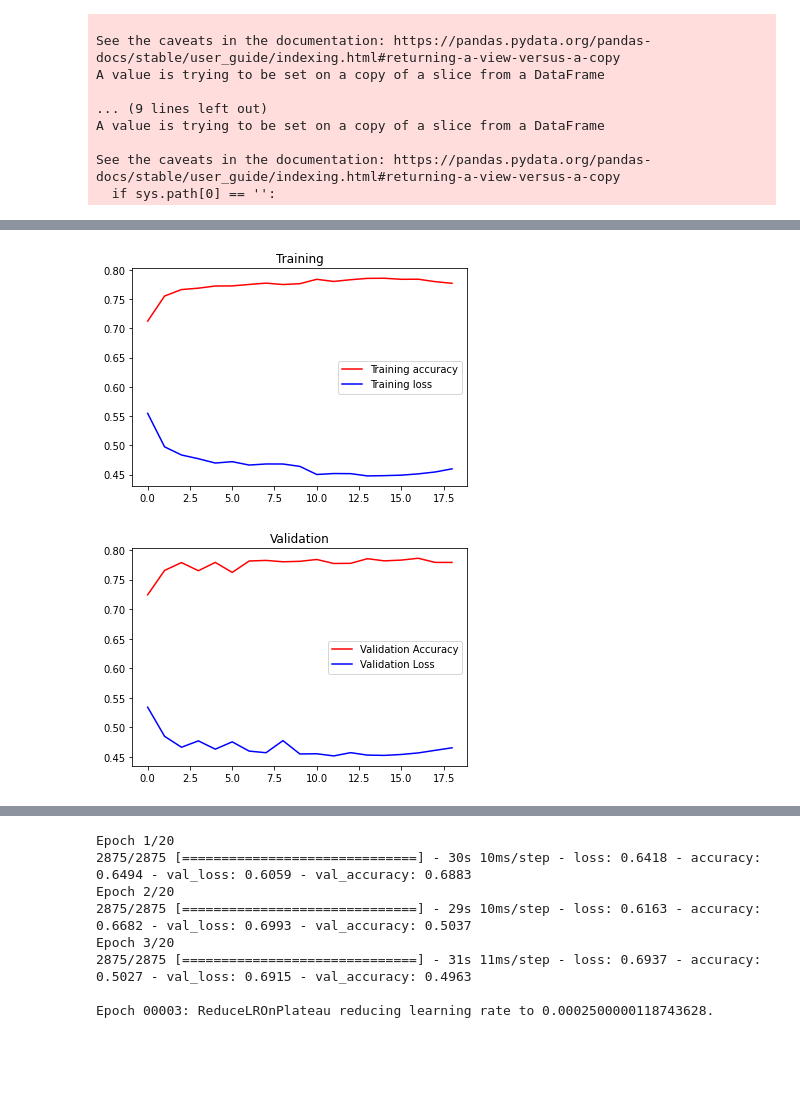
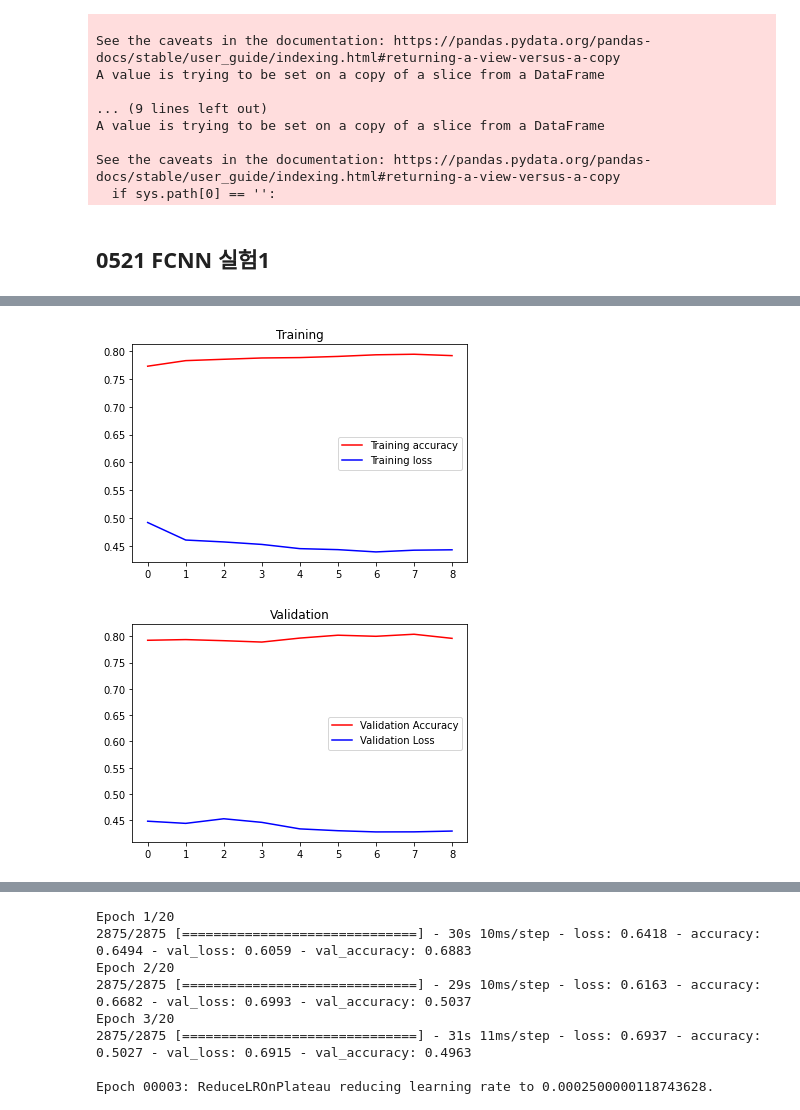
Before and after one commit to elixter/LOL_data_test, a Jupyter notebook: lol.ipynb, the cells around one changed output, grey strips where cells are left out. Drawn from its saved outputs; the diff is of its cells as text; code cells hidden in the pictures; blank space fills up the shorter version.

```diff
--- a/lol.ipynb
+++ b/lol.ipynb
@@ -409,6 +409,8 @@ from sklearn.preprocessing import MinMaxScaler
 mms = MinMaxScaler()
 
 mm_df15_x = mms.fit_transform(df15_x)
+# %% [markdown]
+## 0521 FCNN 실험1
 # %%
 # 양식
 import tensorflow as tf
@@ -424,12 +426,12 @@ learning_rate_reduction = ReduceLROnPlateau(monitor='val_accuracy',
                                            factor=0.25,
                                            min_lr=0.0000003)
 
-early_stop = tf.keras.callbacks.EarlyStopping(monitor='loss', patience=5)
+early_stop = tf.keras.callbacks.EarlyStopping(monitor='loss', patience=2)
 
 model = tf.keras.Sequential([
-    tf.keras.layers.LSTM(128, activation='tanh', recurrent_activation='sigmoid', recurrent_dropout=0, unroll=False, use_bias=True, input_shape=(58, 1)),
-    tf.keras.layers.Dense(256, activation=tf.keras.layers.LeakyReLU(alpha=0.2)),
-    tf.keras.layers.Dense(256, activation=tf.keras.layers.LeakyReLU(alpha=0.2)),
+    tf.keras.layers.Dense(256, activation=tf.keras.layers.LeakyReLU(alpha=0.2), input_shape=(1, 58), activity_regularizer=tf.keras.regularizers.L2(0.03)),
+    tf.keras.layers.BatchNormalization(),
+    # tf.keras.layers.Dense(256, activation=tf.keras.layers.LeakyReLU(alpha=0.2), activity_regularizer=tf.keras.regularizers.L2(0.03)),
     tf.keras.layers.Dense(1, activation='sigmoid')
 ])
 
@@ -440,11 +442,11 @@ model.compile(
 )
 
 history = model.fit(
-    mm_df15_x[:23000].reshape(-1, 58, 1),
+    mm_df15_x[:23000].reshape(-1, 1, 58),
     df15_y[:23000],
     epochs=20,
-    batch_size=32,
-    validation_data=(mm_df15_x[23000:].reshape(-1, 58, 1), df15_y[23000:]),
+    batch_size=16,
+    validation_data=(mm_df15_x[23000:].reshape(-1, 1, 58), df15_y[23000:]),
     callbacks=[learning_rate_reduction, early_stop],
 )
 
@@ -490,2 +495,2 @@ Epoch 00019: ReduceLROnPlateau reducing learning rate to 3.906250185536919e-06.
-[figure, old version]
+[figure, new version]
-[figure, old version]
+[figure, new version]
```
Also changed, not shown: parts of 7 cells of this notebook.
